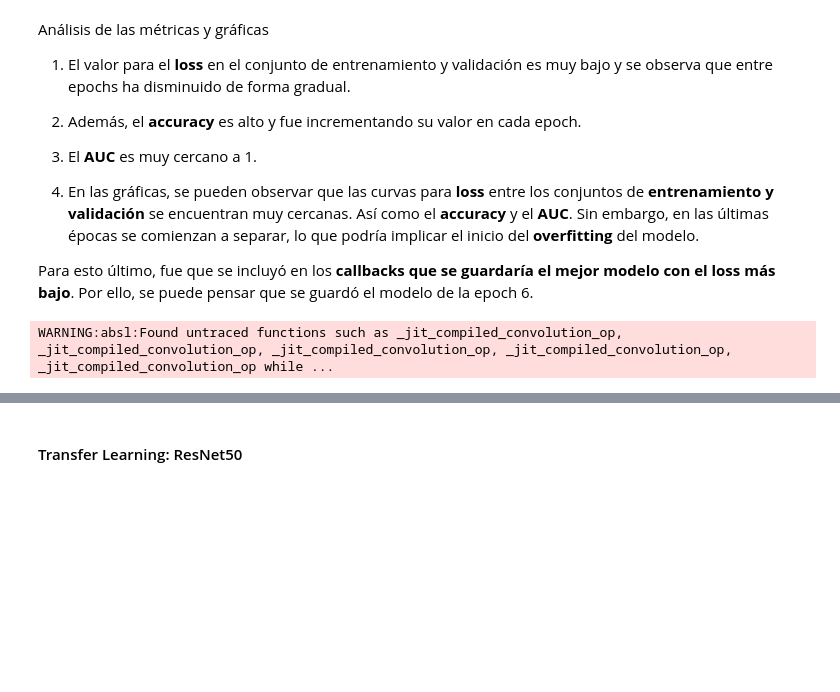
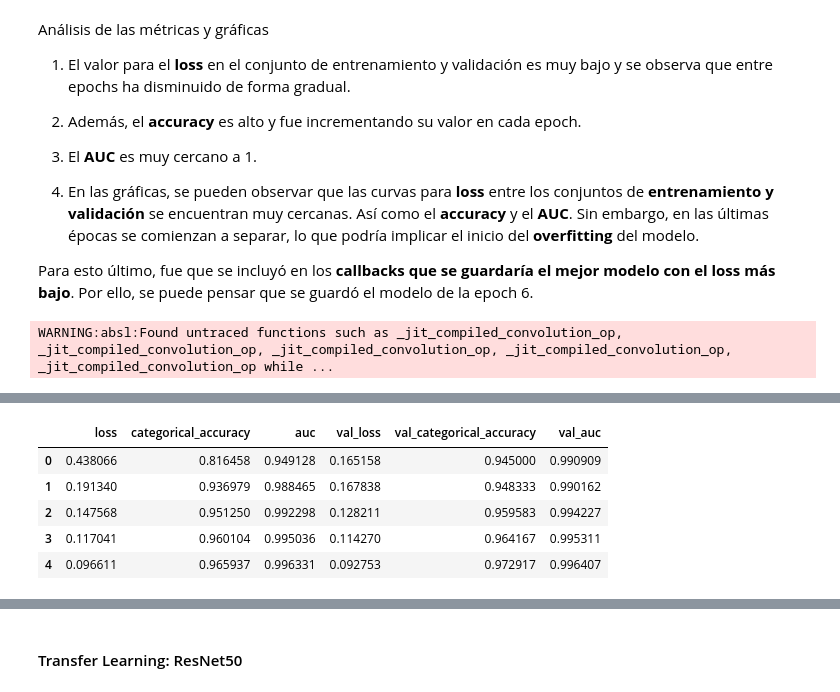
Before and after one commit to edna-jacqueline-zavala/TC3007C-Modulo2-ModeloDeepLearning, a Jupyter notebook: Implementación_de_un_modelo_de_deep_learning.ipynb, the cells around one changed output, grey strips where cells are left out. Saved outputs shown, nothing was run; the diff lists cells and outputs as text; code cells hidden in the pictures; blank space fills up the shorter version.

```diff
--- a/Implementación_de_un_modelo_de_deep_learning.ipynb
+++ b/Implementación_de_un_modelo_de_deep_learning.ipynb
@@ -579,0 +685,27 @@ WARNING:absl:Found untraced functions such as _jit_compiled_convolution_op, _jit
+# %%
+# Cantidad de epochs
+epochs=10
+
+# Callbacks que monitorean el valor de la función de pérdida en el conjunto de validación
+callbacks = [
+    # Guarda el mejor modelo considerando que la función de pérdida en el conjunto de validación debe ser la mínima
+    keras.callbacks.ModelCheckpoint(
+        filepath="classic_architecture_model.keras",
+        save_best_only=True,
+        monitor="val_loss",
+        mode="min"),
+    # Detiene el entrenamiento si el valor de la función de pérdida no decrece en un máximo de 3 epochs
+    keras.callbacks.EarlyStopping(
+        monitor='val_loss',
+        min_delta = 0.0001,
+        patience=10,
+        mode="min",
+        restore_best_weights=True)
+]
+# Entrenar la CNN
+with tf.device('/device:GPU:0'):
+  history = classic_architecture_model.fit(
+      train_dataset,
+      epochs=epochs,
+      validation_data=validation_dataset,
+      callbacks=callbacks)
@@ -579,0 +733,17 @@ WARNING:absl:Found untraced functions such as _jit_compiled_convolution_op, _jit
+# %%
+# convert the history.history dict to a pandas DataFrame:
+classic_architecture_model_hist_df = pd.DataFrame(history.history)
+
+# or save to csv:
+hist_csv_file = 'classic-architecture-model-history.csv'
+with open(hist_csv_file, mode='w') as f:
+    classic_architecture_model_hist_df .to_csv(f)
+
+classic_architecture_model_hist_df.head()
+# %% [output]
+|  | loss | categorical_accuracy | auc | val_loss | val_categorical_accuracy | val_auc |
+| 0 | 0.438066 | 0.816458 | 0.949128 | 0.165158 | 0.945000 | 0.990909 |
+| 1 | 0.191340 | 0.936979 | 0.988465 | 0.167838 | 0.948333 | 0.990162 |
+| 2 | 0.147568 | 0.951250 | 0.992298 | 0.128211 | 0.959583 | 0.994227 |
+| 3 | 0.117041 | 0.960104 | 0.995036 | 0.114270 | 0.964167 | 0.995311 |
+| 4 | 0.096611 | 0.965937 | 0.996331 | 0.092753 | 0.972917 | 0.996407 |
```
Also changed, not shown: parts of 29 cells of this notebook, 4 other files.
